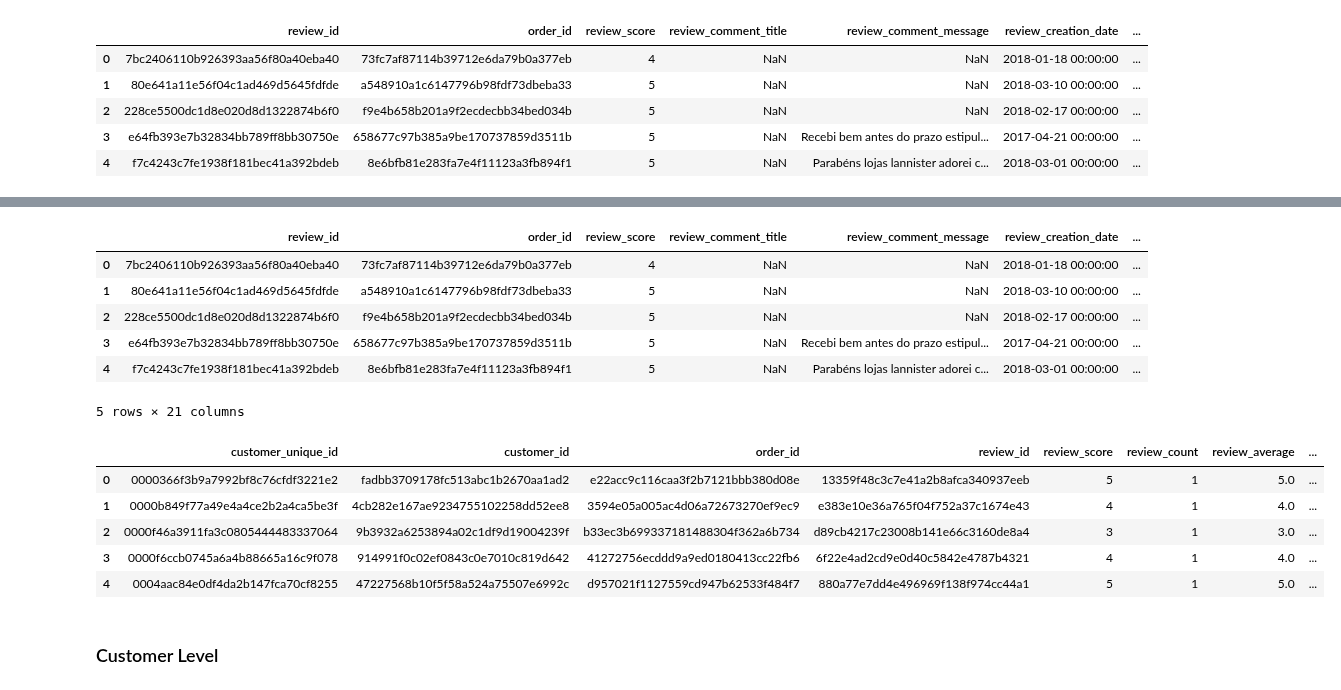
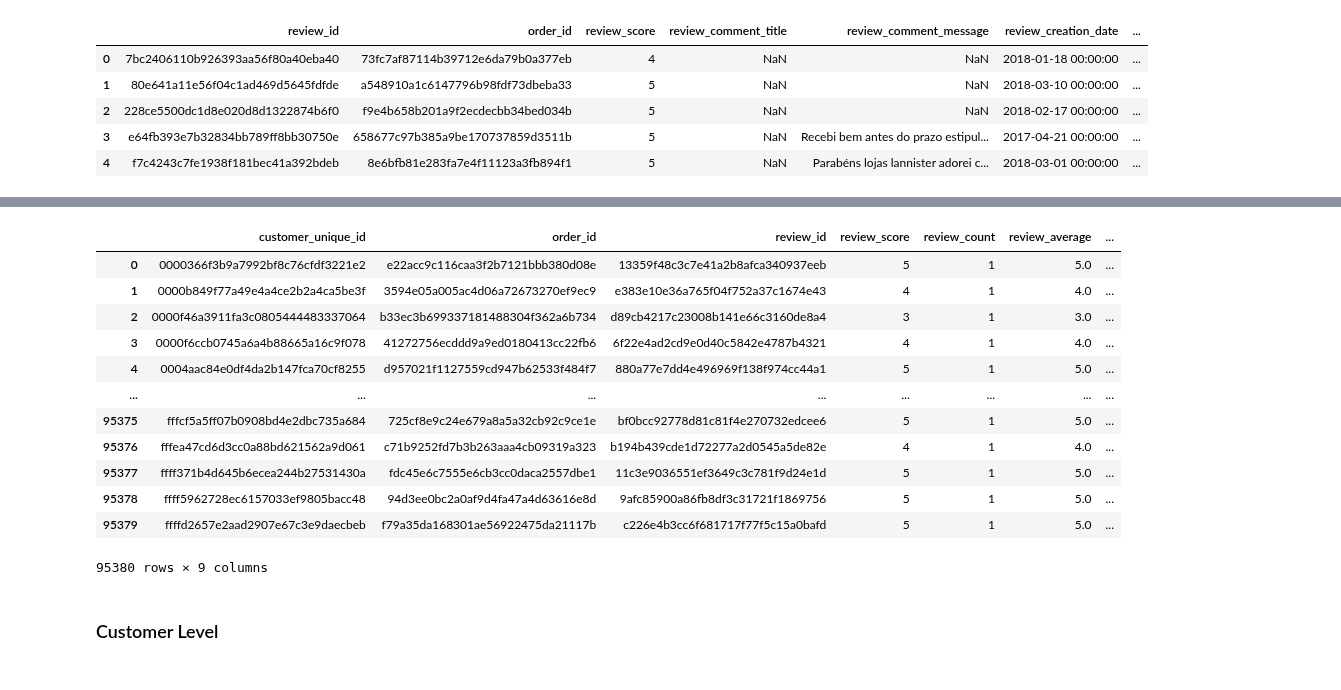
Before and after one commit to hilarylimyuxuan/Customer-Segmentation-Model, a Jupyter notebook: Olist Customer Segmentation Model.ipynb, the cells around one changed output, grey strips where cells are left out. Cells and saved outputs as stored; diff of their text form; code cells hidden in the pictures.

Commit message:
updated review

```diff
--- a/Olist Customer Segmentation Model.ipynb
+++ b/Olist Customer Segmentation Model.ipynb
@@ -1243,29 +1207,23 @@ Name: review_score, dtype: float64
-# %%
-# To merge the average ratings with the main dataset
-review_merged1=pd.merge(review_merged,review_average, on='customer_unique_id', how='left')
-review_merged1.rename(columns = {'review_score_x':'review_score','review_score_y':'review_average'}, inplace = True)
-review_merged1.head()
-# %% [output]
-|  | review_id | order_id | review_score | review_comment_title | review_comment_message | review_creation_date | ... |
-| 0 | 7bc2406110b926393aa56f80a40eba40 | 73fc7af87114b39712e6da79b0a377eb | 4 | NaN | NaN | 2018-01-18 00:00:00 | ... |
-| 1 | 80e641a11e56f04c1ad469d5645fdfde | a548910a1c6147796b98fdf73dbeba33 | 5 | NaN | NaN | 2018-03-10 00:00:00 | ... |
-| 2 | 228ce5500dc1d8e020d8d1322874b6f0 | f9e4b658b201a9f2ecdecbb34bed034b | 5 | NaN | NaN | 2018-02-17 00:00:00 | ... |
-| 3 | e64fb393e7b32834bb789ff8bb30750e | 658677c97b385a9be170737859d3511b | 5 | NaN | Recebi bem antes do prazo estipul... | 2017-04-21 00:00:00 | ... |
-| 4 | f7c4243c7fe1938f181bec41a392bdeb | 8e6bfb81e283fa7e4f11123a3fb894f1 | 5 | NaN | Parabéns lojas lannister adorei c... | 2018-03-01 00:00:00 | ... |
-5 rows × 21 columns
 # %%
-# To group by the customer unique id
-review_master= review_merged1.groupby(['customer_unique_id'], as_index=False).agg({'customer_id': 'first','order_id': 'first','review_id': 'first','review_score': 'first', 'review_count': 'first','review_average': 'first', 'review_creation_date': 'first', 'review_answer_timestamp': 'first', 'Review Message Length': 'first',
-                                                                      'order_delivered_customer_date': 'first'})
-review_master.head()
-## 95380 rows of values
+# To group by the customer unique id, find count and average review scores and average review message length
+review_master= result1.groupby(['customer_unique_id'], as_index=False).agg({'order_id': 'first','review_id': 'first','review_score': ['first','count','mean'], 'review_creation_date': 'first', 'review_answer_timestamp': 'first', 'Review Message Length': 'mean'})
+review_master.columns = review_master.columns.to_series().str.join('_')
+review_master.rename(columns = {'customer_unique_id_':'customer_unique_id','order_id_first':'order_id','review_id_first':'review_id','review_score_first':'review_score','review_score_count':'review_count','review_score_mean':'review_average','review_creation_date_first':'review_creation_date','review_answer_timestamp_first':'review_answer_timestamp','Review Message Length_mean':'Review Message Length Average'}, inplace = True)
+review_master
 # %% [output]
-|  | customer_unique_id | customer_id | order_id | review_id | review_score | review_count | review_average | ... |
-| 0 | 0000366f3b9a7992bf8c76cfdf3221e2 | fadbb3709178fc513abc1b2670aa1ad2 | e22acc9c116caa3f2b7121bbb380d08e | 13359f48c3c7e41a2b8afca340937eeb | 5 | 1 | 5.0 | ... |
-| 1 | 0000b849f77a49e4a4ce2b2a4ca5be3f | 4cb282e167ae9234755102258dd52ee8 | 3594e05a005ac4d06a72673270ef9ec9 | e383e10e36a765f04f752a37c1674e43 | 4 | 1 | 4.0 | ... |
-| 2 | 0000f46a3911fa3c0805444483337064 | 9b3932a6253894a02c1df9d19004239f | b33ec3b699337181488304f362a6b734 | d89cb4217c23008b141e66c3160de8a4 | 3 | 1 | 3.0 | ... |
-| 3 | 0000f6ccb0745a6a4b88665a16c9f078 | 914991f0c02ef0843c0e7010c819d642 | 41272756ecddd9a9ed0180413cc22fb6 | 6f22e4ad2cd9e0d40c5842e4787b4321 | 4 | 1 | 4.0 | ... |
-| 4 | 0004aac84e0df4da2b147fca70cf8255 | 47227568b10f5f58a524a75507e6992c | d957021f1127559cd947b62533f484f7 | 880a77e7dd4e496969f138f974cc44a1 | 5 | 1 | 5.0 | ... |
+|  | customer_unique_id | order_id | review_id | review_score | review_count | review_average | ... |
+| 0 | 0000366f3b9a7992bf8c76cfdf3221e2 | e22acc9c116caa3f2b7121bbb380d08e | 13359f48c3c7e41a2b8afca340937eeb | 5 | 1 | 5.0 | ... |
+| 1 | 0000b849f77a49e4a4ce2b2a4ca5be3f | 3594e05a005ac4d06a72673270ef9ec9 | e383e10e36a765f04f752a37c1674e43 | 4 | 1 | 4.0 | ... |
+| 2 | 0000f46a3911fa3c0805444483337064 | b33ec3b699337181488304f362a6b734 | d89cb4217c23008b141e66c3160de8a4 | 3 | 1 | 3.0 | ... |
+| 3 | 0000f6ccb0745a6a4b88665a16c9f078 | 41272756ecddd9a9ed0180413cc22fb6 | 6f22e4ad2cd9e0d40c5842e4787b4321 | 4 | 1 | 4.0 | ... |
+| 4 | 0004aac84e0df4da2b147fca70cf8255 | d957021f1127559cd947b62533f484f7 | 880a77e7dd4e496969f138f974cc44a1 | 5 | 1 | 5.0 | ... |
+| ... | ... | ... | ... | ... | ... | ... | ... |
+| 95375 | fffcf5a5ff07b0908bd4e2dbc735a684 | 725cf8e9c24e679a8a5a32cb92c9ce1e | bf0bcc92778d81c81f4e270732edcee6 | 5 | 1 | 5.0 | ... |
+| 95376 | fffea47cd6d3cc0a88bd621562a9d061 | c71b9252fd7b3b263aaa4cb09319a323 | b194b439cde1d72277a2d0545a5de82e | 4 | 1 | 4.0 | ... |
+| 95377 | ffff371b4d645b6ecea244b27531430a | fdc45e6c7555e6cb3cc0daca2557dbe1 | 11c3e9036551ef3649c3c781f9d24e1d | 5 | 1 | 5.0 | ... |
+| 95378 | ffff5962728ec6157033ef9805bacc48 | 94d3ee0bc2a0af9d4fa47a4d63616e8d | 9afc85900a86fb8df3c31721f1869756 | 5 | 1 | 5.0 | ... |
+| 95379 | ffffd2657e2aad2907e67c3e9daecbeb | f79a35da168301ae56922475da21117b | c226e4b3cc6f681717f77f5c15a0bafd | 5 | 1 | 5.0 | ... |
+95380 rows × 9 columns
 # %% [markdown]
 ### Customer Level
 # %%
```
Also changed, not shown: parts of 3 cells of this notebook.
